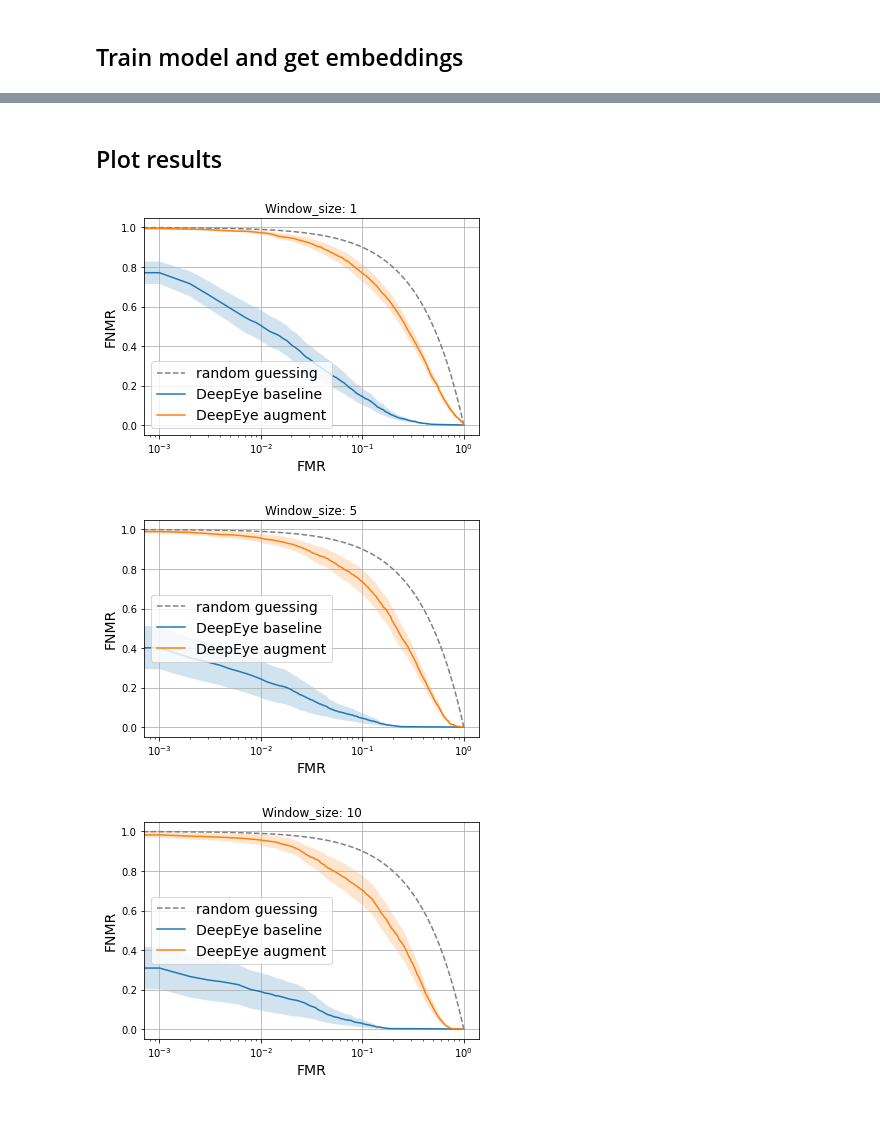
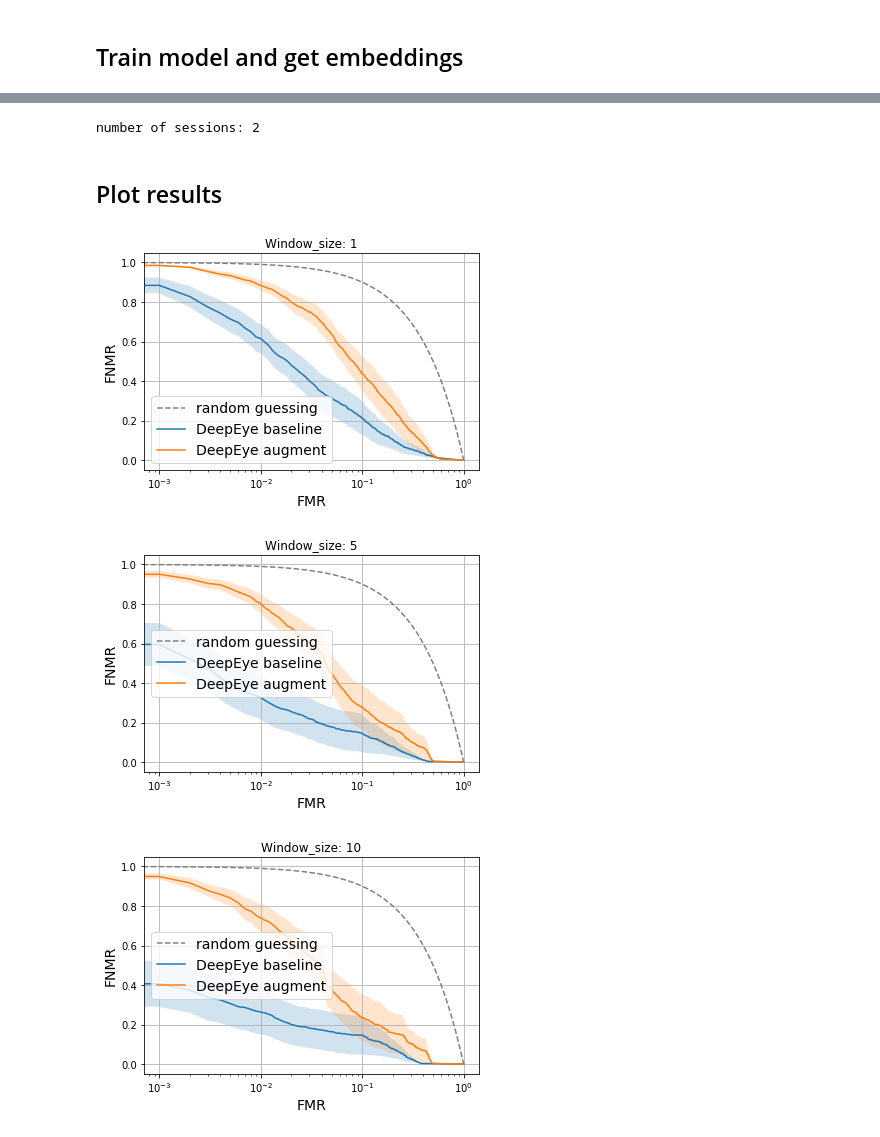
Before and after one commit to dariuszlee/deepeye_augmentation_experiments, a Jupyter notebook: deepEye_data_augmentation_research_module.ipynb, the cells around one changed output, grey strips where cells are left out. Drawn from its saved outputs; the diff is of its cells as text; code cells hidden in the pictures.

Commit message:
minot and evaluation for RM

```diff
--- a/deepEye_data_augmentation_research_module.ipynb
+++ b/deepEye_data_augmentation_research_module.ipynb
@@ -73,3 +99,7 @@ Y_test = test_data['Y_test']
+# %%
+batch_size = 64
+# if the batch_size is too high for your GPU/CPU uncomment the following line
+#batch_size = 32
 # %% [markdown]
 ### Show example instances of the data
 # %%
@@ -87,7 +117,11 @@ X_train_augmented,Y_train_augmented = data_augmentation.transform(X_train,Y_trai
 # %% [markdown]
 ## Train model and get embeddings
 # %%
-embeddings_concatenated_augmented = evaluation.evaluate_create_test_embeddings(X_train_augmented,Y_train_augmented,X_test,Y_test,Y_columns)
+embeddings_concatenated_augmented = evaluation.evaluate_create_test_embeddings(X_train_augmented,
+                                                                               Y_train_augmented,
+                                                                               X_test,Y_test,
+                                                                               Y_columns,
+                                                                               batch_size = batch_size)
 # %% [output]
 Model: "model_2"
 __________________________________________________________________________________________________
@@ -107,7 +141,12 @@ done.
 Creating embedding for test data ...
 done.
 # %%
-embeddings_concatenated_baseline = evaluation.evaluate_create_test_embeddings(X_train,Y_train,X_test,Y_test,Y_columns)
+embeddings_concatenated_baseline = evaluation.evaluate_create_test_embeddings(X_train,
+                                                                              Y_train,
+                                                                              X_test,
+                                                                              Y_test,
+                                                                              Y_columns,
+                                                                              batch_size = batch_size)
 # %% [output]
 Model: "model_2"
 __________________________________________________________________________________________________
@@ -126,6 +165,11 @@ ________________________________________________________________________________
 done.
 Creating embedding for test data ...
 done.
+# %%
+num_sessions = len(np.unique(Y_test[:,Y_columns['session']]))
+print('number of sessions: ' + str(num_sessions))
+# %% [output]
+number of sessions: 2
 # %% [markdown]
 ## Plot results
 # %%
@@ -133,7 +177,7 @@ window_sizes = [1,5,10]
 n_train_users = 0
 n_enrolled_users = 1
 n_impostors = 24
-n_enrollment_sessions = 3
+n_enrollment_sessions = num_sessions -1
 n_test_sessions = 1
 test_user = None
 test_sessions = None
@@ -176,36 +220,36 @@ for i in range(len(model_names)):
             if window_size not in metric_dict:
                 metric_dict[window_size] = dict()
             if 'fpr' not in  metric_dict[window_size]:
                 metric_dict[window_size]['fpr'] = []
                 metric_dict[window_size]['tpr'] = []
             metric_dict[window_size]['fpr'].append(fpr)
             metric_dict[window_size]['tpr'].append(tpr)
     metric_lists.append(metric_dict)
 
 
 for window_size in window_sizes:
     for i in range(len(model_names)):
         metric_dict = metric_lists[i]
         model_name = model_names[i]
         if i == 0:
             plot_random = True
         else:
             plot_random = False
         window_size = str(window_size)
         evaluation.avg_fnr_fpr_curve(metric_dict[window_size]['fpr'], metric_dict[window_size]['tpr'],
                 label = model_name, plot_random=plot_random,
                 title = 'Window_size: ' + window_size, plot_statistics = False,
                 loc = 'best', plot_legend = True,
                 plot_points = 1000, ncol=1,
                 bbox_to_anchor=None,
                 starting_point = None,
                 fontsize = 14, xscale = 'log',
                 setting = 'verification')
     plt.show()
 # %% [output]
-[figure, old version]
+[figure, new version]
-[figure, old version]
+[figure, new version]
-[figure, old version]
+[figure, new version]
 # %%
 window_sizes = [1,5,10]
 n_train_users = 0
```
Also changed, not shown: parts of 7 cells of this notebook, 1 other file.
